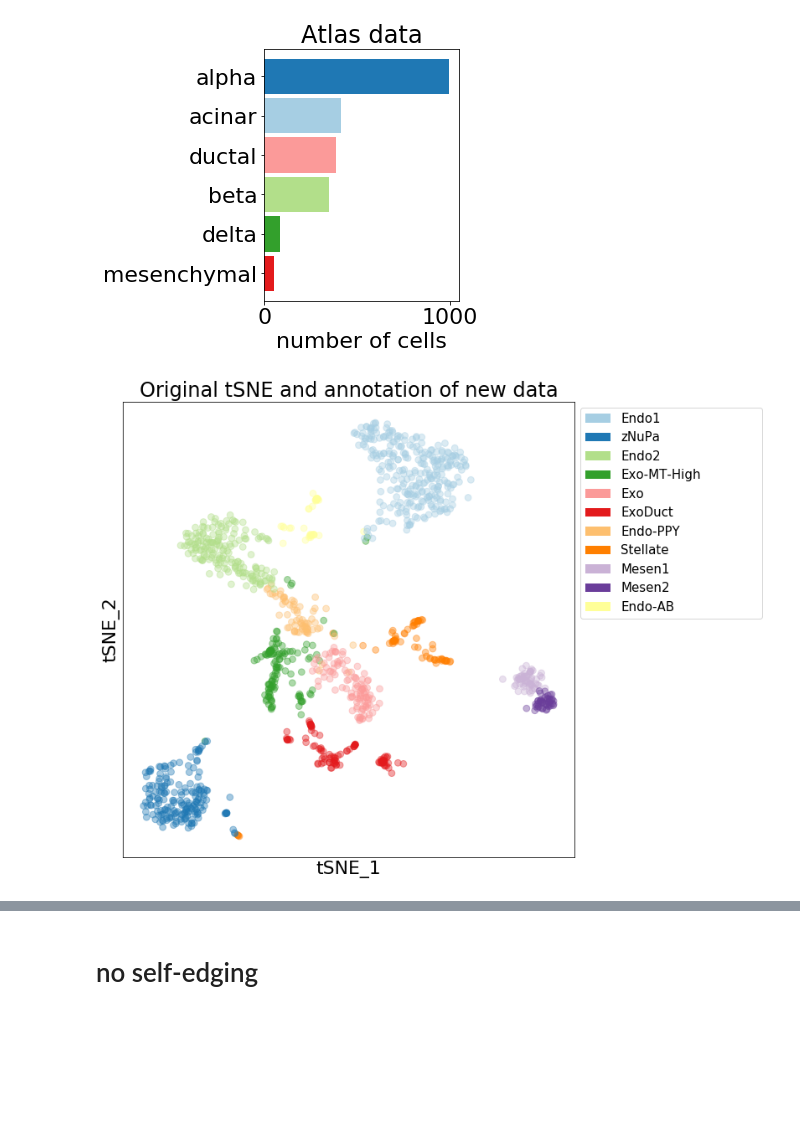
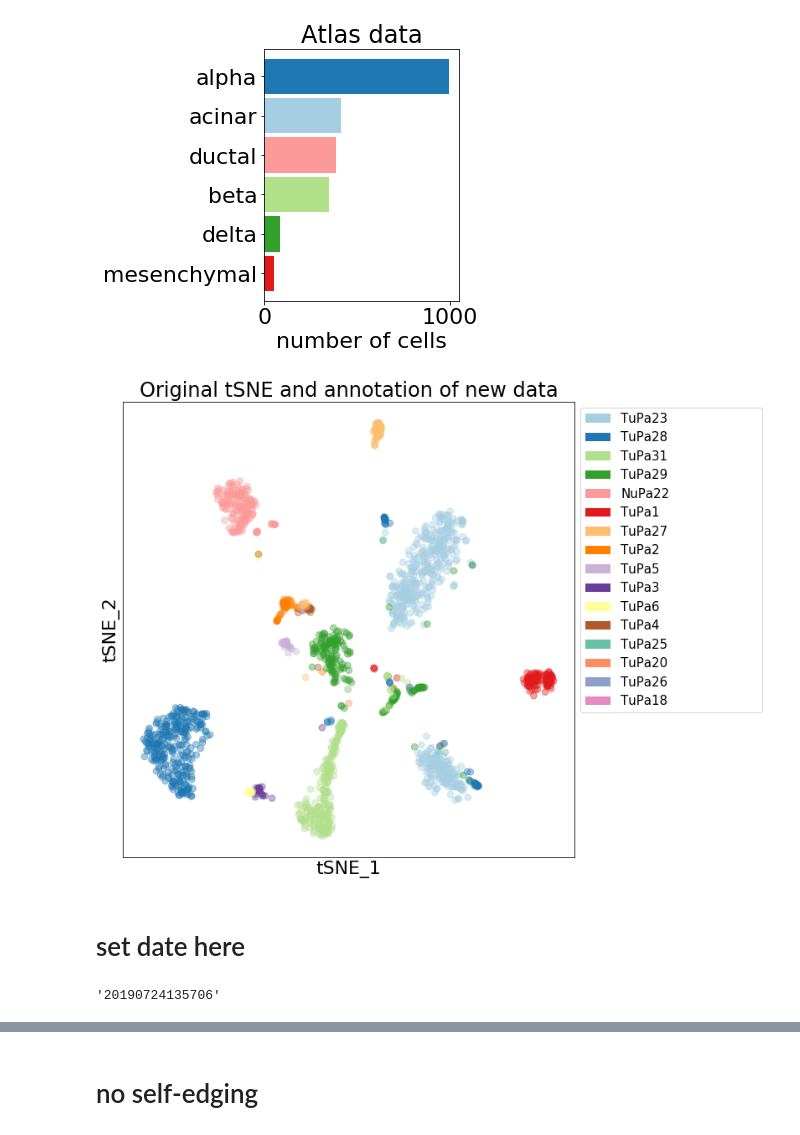
Before and after one commit to BojkArth/semiAnnotate, a Jupyter notebook: 20190719_Pancreas_SemiAnnotate_fullrun-noMThigh-Copy1.ipynb, the cells around one changed output, grey strips where cells are left out. Cells and saved outputs as stored; diff of their text form; code cells hidden in the pictures; blank space fills up the shorter version.

```diff
--- a/20190719_Pancreas_SemiAnnotate_fullrun-noMThigh-Copy1.ipynb
+++ b/20190719_Pancreas_SemiAnnotate_fullrun-noMThigh-Copy1.ipynb
@@ -23,8 +23,8 @@ import get_timestamp as time
 TuPa_count_path = '../leidenalg/Datasets/TuPaMetaDataDivya/CuratedTumorCountTable.csv'
 TuPa_counttable = pd.read_csv(TuPa_count_path,index_col=0)
 TuPa_meta = pd.read_csv('../leidenalg/Datasets/TuPaMetaDataDivya/CuratedTumorMetaData.csv',sep=',',index_col=0)
-#tsne_coords  = pd.read_csv('../leidenalg/Datasets/TuPaMetaDataDivya/tSNEcoordinates_curated.csv',index_col=0)
-#TuPa_meta = TuPa_meta.join(tsne_coords)
+tsne_coords  = pd.read_csv('../leidenalg/Datasets/TuPaMetaDataDivya/CuratedTumorTSNECoordinates.csv',index_col=0)
+TuPa_meta = TuPa_meta.join(tsne_coords)
 
 # switch index from ENSG number to gene name
 translate = pd.read_csv('../leidenalg/Datasets/mart_export.txt',sep='\t')
@@ -119,23 +119,23 @@ f.savefig(savedir+'New_data_original_cellNumBarh_curated.pdf')"""
 "f,ax = plt.subplots(figsize=(6,5))\nkeys = TuPa_meta['celltypes'].value_counts().index;values=sns.color_palette('Paired',len(keys))\nlut = dict(zip(keys,values))\ncolors = TuPa_meta['celltypes'].valu ...
 [figure]
 # %%
-keys = TuPa_meta['celltypes'].value_counts().index;values=sns.color_palette('Paired',len(keys))
+keys = TuPa_meta['Tumor'].value_counts().index;values=sns.color_palette('Paired',12)+sns.color_palette('Set2',len(keys)-12)
 lut = dict(zip(keys,values))
-colors = TuPa_meta['celltypes'].map(lut)
+colors = TuPa_meta['Tumor'].map(lut)
 
 f,ax = plt.subplots(figsize=(11,10))
 TuPa_meta.plot.scatter('tSNE_1','tSNE_2',c=colors,ax=ax,alpha=.4,s=60)
 
 for x,y in lut.items():
     plt.bar(0,0,color=y,label=x,alpha=1)
     handles, labels = ax.get_legend_handles_labels()
     #plt.legend(handles[:],labels[:],bbox_to_anchor=(-0.0, 1.08, 1., .102), loc=2,
 plt.legend(handles[:],labels[:],bbox_to_anchor=(1, .9, .43, .102), loc=2,
                ncol=1, mode="expand",fontsize=15)
 plt.yticks([]);plt.xticks([])
 plt.title('Original tSNE and annotation of new data')
 plt.gcf().subplots_adjust(left=.05,right=0.73)
-f.savefig(savedir+'tSNE_original_oldAnnotation_.png')
-f.savefig(savedir+'tSNE_original_oldAnnotation_.pdf')
+f.savefig(savedir+'tSNE_original_oldAnnotation_curatedData.png')
+f.savefig(savedir+'tSNE_original_oldAnnotation_curatedData.pdf')
 # %% [output]
-[figure, old version]
+[figure, new version]
@@ -141,0 +164,6 @@ f.savefig(savedir+'tSNE_original_oldAnnotation_.pdf')
+# %% [markdown]
+# set date here
+# %%
+date
+# %% [output]
+'20190724135706'
```
Also changed, not shown: parts of 18 cells of this notebook.
